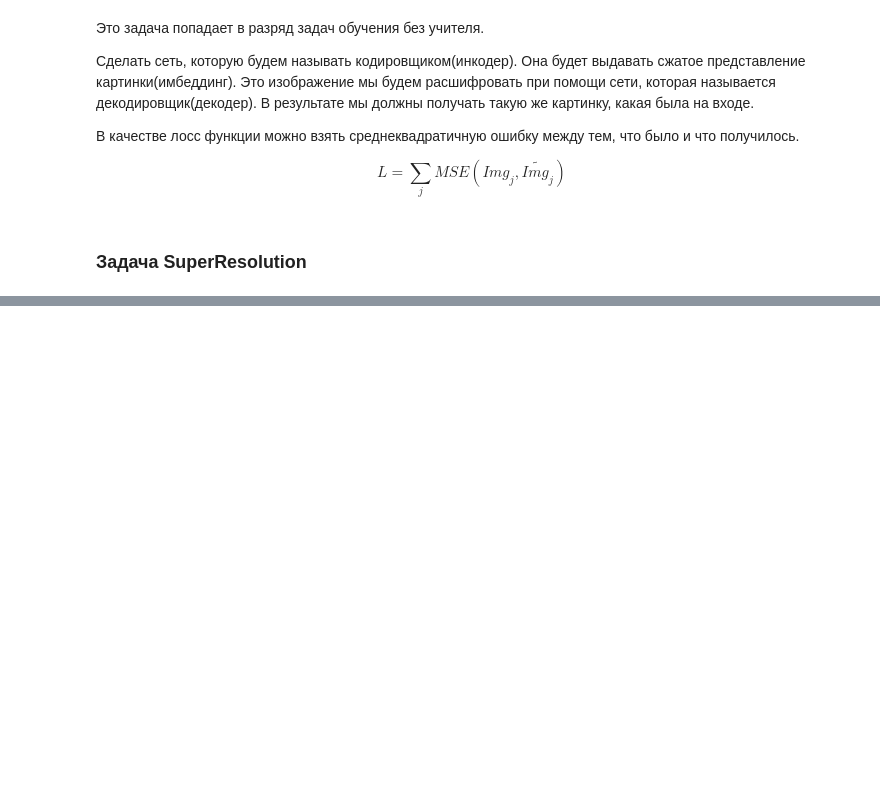
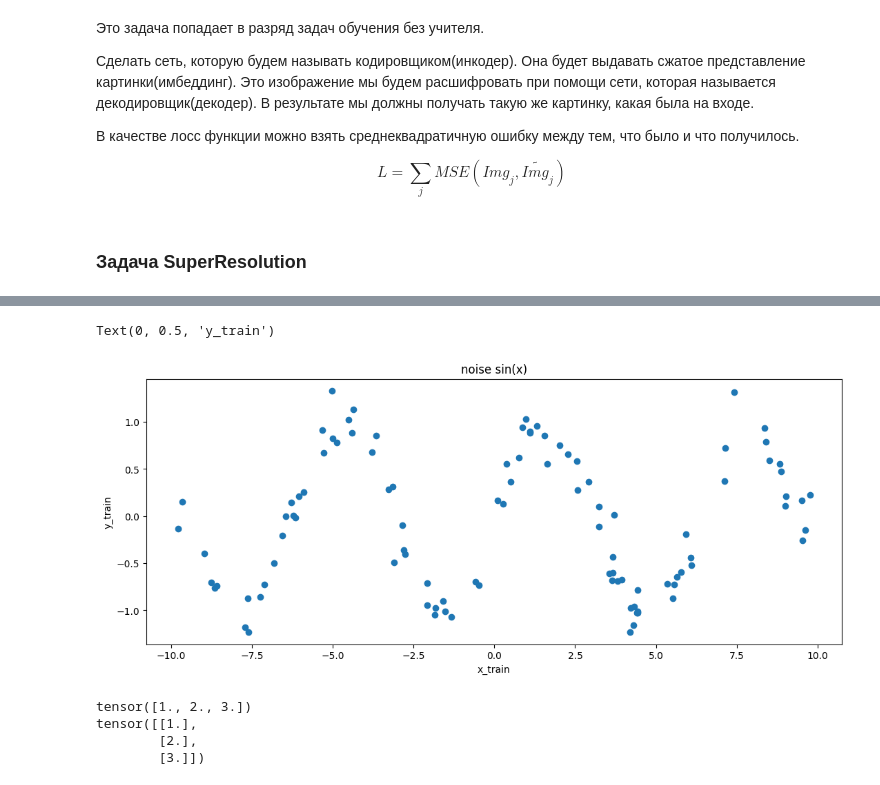
Before and after one commit to ShedovaNastya/BVT2203_project_workshop, a Jupyter notebook: notebooks_neural_networks.ipynb, the cells around one changed output, grey strips where cells are left out. Saved outputs shown, nothing was run; the diff lists cells and outputs as text; code cells hidden in the pictures; blank space fills up the shorter version.

```diff
--- a/notebooks_neural_networks.ipynb
+++ b/notebooks_neural_networks.ipynb
@@ -851,0 +891,9 @@ Cуть: увеличени изображения
+# %%
+y_train = y_train + noise
+plt.plot(x_train.numpy(),y_train.numpy(),'o')
+plt.title('noise sin(x)')
+plt.xlabel('x_train')#оси
+plt.ylabel('y_train')
+# %% [output]
+Text(0, 0.5, 'y_train')
+[figure, added]
@@ -851,0 +903,9 @@ Cуть: увеличени изображения
+# %%
+tmp = torch.Tensor([1, 2, 3])
+print(tmp)
+print(tmp.unsqueeze(1))
+# %% [output]
+tensor([1., 2., 3.])
+tensor([[1.],
+        [2.],
+        [3.]])
```
Also changed, not shown: parts of 63 cells of this notebook.
